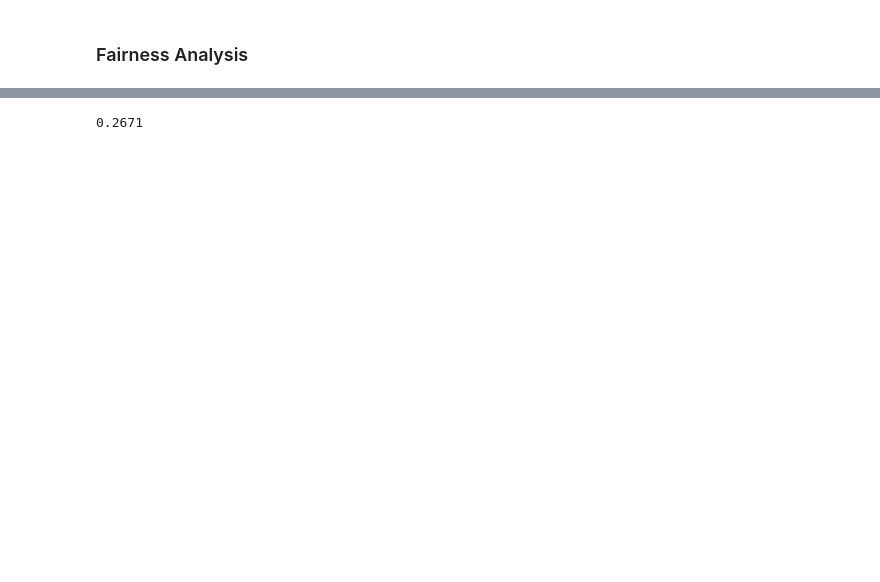
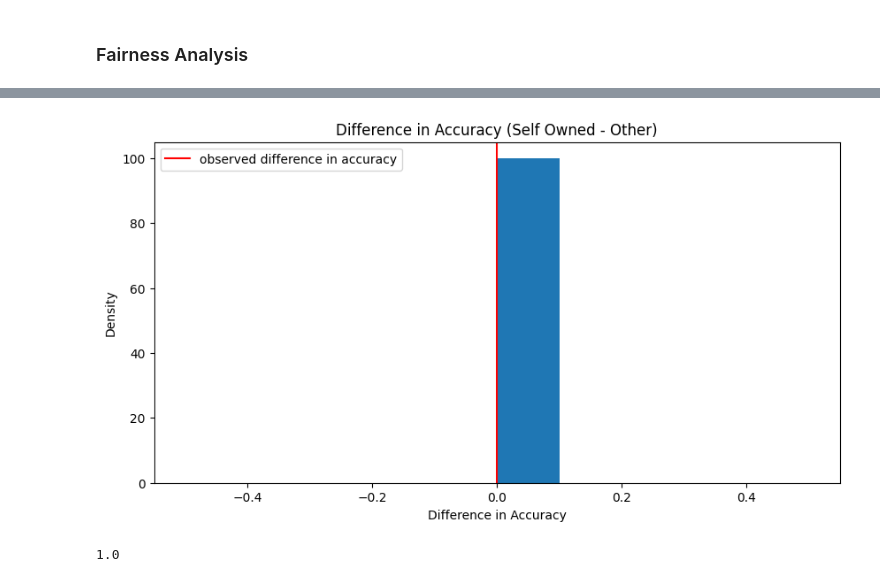
Before and after one commit to Manav1712/dsc80-project5, a Jupyter notebook: project_baseline.ipynb, the cells around one changed output, grey strips where cells are left out. Drawn from its saved outputs; the diff is of its cells as text; code cells hidden in the pictures; blank space fills up the shorter version.

```diff
--- a/project_baseline.ipynb
+++ b/project_baseline.ipynb
@@ -257,11 +291,11 @@ obs
 # %%
 diff_in_acc = []
-for _ in range(10000):
+for _ in range(1000):
     s = (
-        results[['is_blue', 'prediction', 'tag']]
+        results[['is_blue', 'pred', 'actual']]
         .assign(is_blue=results.is_blue.sample(frac=1.0, replace=False).reset_index(drop=True))
         .groupby('is_blue')
-        .apply(lambda x: metrics.accuracy_score(x['tag'], x['prediction']))
+        .apply(lambda x: metrics.accuracy_score(x['actual'], x['pred']))
         .diff()
         .iloc[-1]
     )
@@ -278,4 +314,20 @@ fig.add_annotation(text='<span style="color:red">Observed Difference in Accuracy
+# %%
+import matplotlib.pyplot as plt
+import pandas as pd
+
+plt.figure(figsize=(10, 5))
+plt.hist(pd.Series(diff_in_acc))
+plt.title('Difference in Accuracy (Self Owned - Other)')
+plt.xlabel('Difference in Accuracy')
+plt.ylabel('Density')
+
+plt.axvline(x=obs, color='red', label='observed difference in accuracy')
+plt.legend(loc='upper left')
+
+plt.show()
+# %% [output]
+[figure, added]
 # %%
-(np.array(diff_in_acc) > obs).mean()
+(np.array(diff_in_acc) >= obs).mean()
 # %% [output]
-0.2671
+1.0
```
Also changed, not shown: parts of 11 cells of this notebook.
